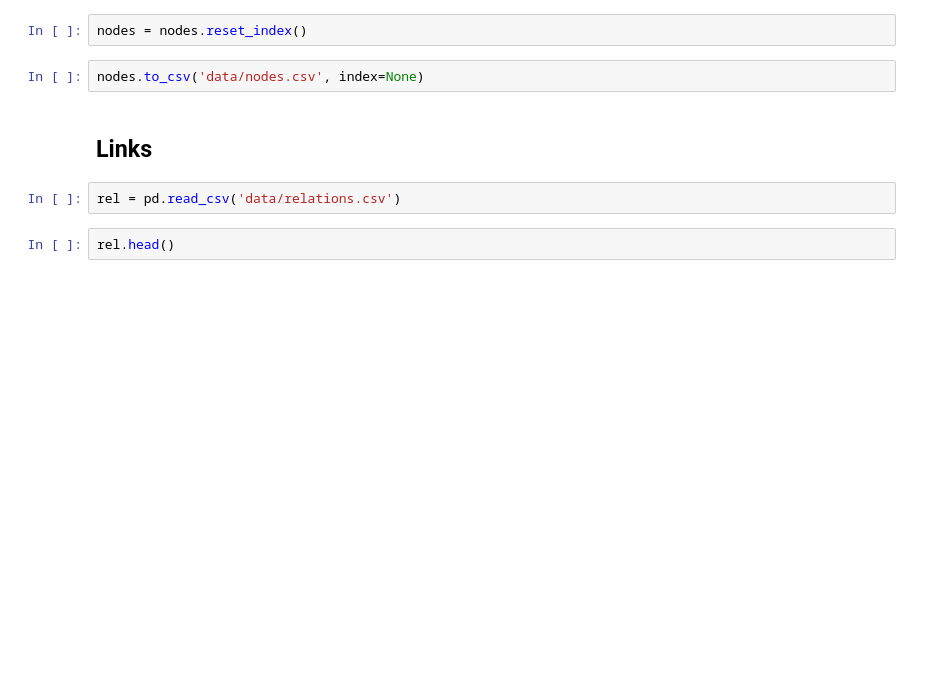
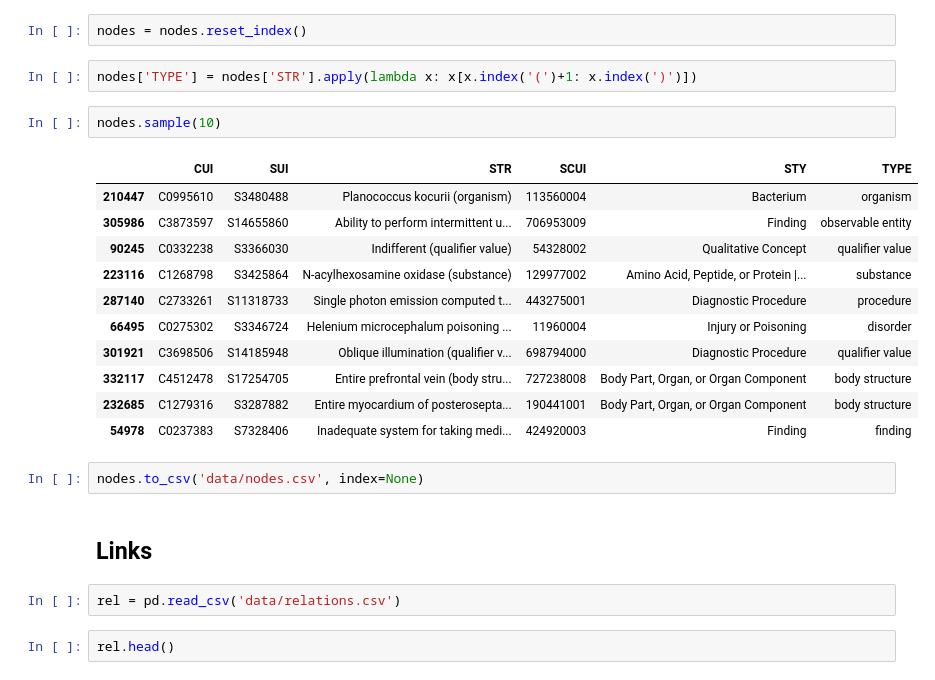
Before and after one commit to wtgme/snomed, a Jupyter notebook: networks.ipynb, the cells around one changed output. Drawn from its saved outputs; the diff is of its cells as text; blank space fills up the shorter version.

```diff
--- a/networks.ipynb
+++ b/networks.ipynb
@@ -79,5 +79,21 @@ nodes.head()
 # %%
 nodes = nodes.reset_index()
+# %%
+nodes['TYPE'] = nodes['STR'].apply(lambda x: x[x.index('(')+1: x.index(')')])
+# %%
+nodes.sample(10)
+# %% [output]
+|  | CUI | SUI | STR | SCUI | STY | TYPE |
+| 210447 | C0995610 | S3480488 | Planococcus kocurii (organism) | 113560004 | Bacterium | organism |
+| 305986 | C3873597 | S14655860 | Ability to perform intermittent u... | 706953009 | Finding | observable entity |
+| 90245 | C0332238 | S3366030 | Indifferent (qualifier value) | 54328002 | Qualitative Concept | qualifier value |
+| 223116 | C1268798 | S3425864 | N-acylhexosamine oxidase (substance) | 129977002 | Amino Acid, Peptide, or Protein |... | substance |
+| 287140 | C2733261 | S11318733 | Single photon emission computed t... | 443275001 | Diagnostic Procedure | procedure |
+| 66495 | C0275302 | S3346724 | Helenium microcephalum poisoning ... | 11960004 | Injury or Poisoning | disorder |
+| 301921 | C3698506 | S14185948 | Oblique illumination (qualifier v... | 698794000 | Diagnostic Procedure | qualifier value |
+| 332117 | C4512478 | S17254705 | Entire prefrontal vein (body stru... | 727238008 | Body Part, Organ, or Organ Component | body structure |
+| 232685 | C1279316 | S3287882 | Entire myocardium of posterosepta... | 190441001 | Body Part, Organ, or Organ Component | body structure |
+| 54978 | C0237383 | S7328406 | Inadequate system for taking medi... | 424920003 | Finding | finding |
 # %%
 nodes.to_csv('data/nodes.csv', index=None)
 # %% [markdown]
```
Also changed, not shown: parts of 2 cells of this notebook.
